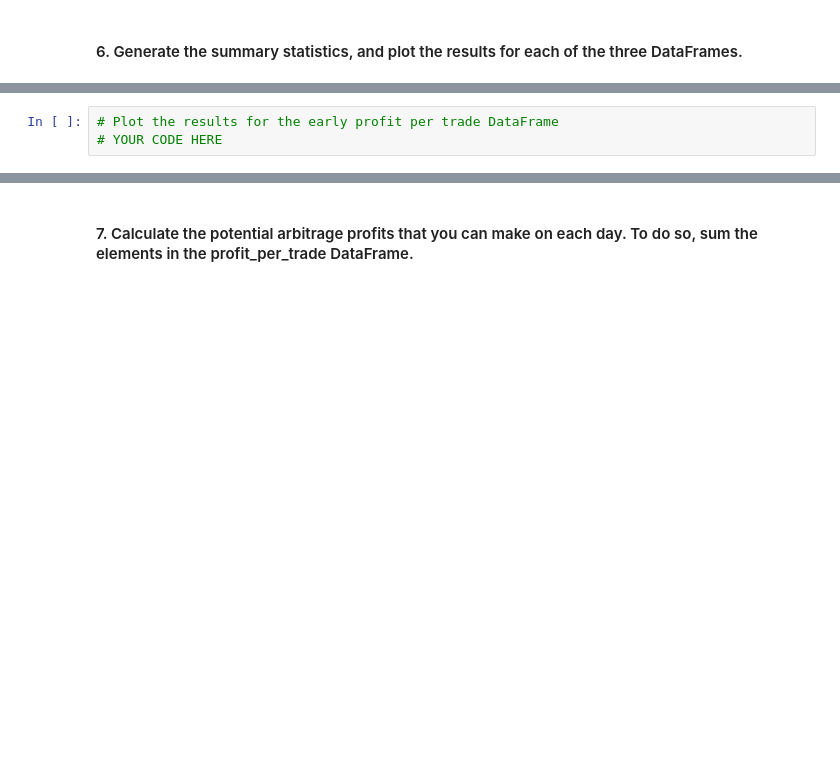
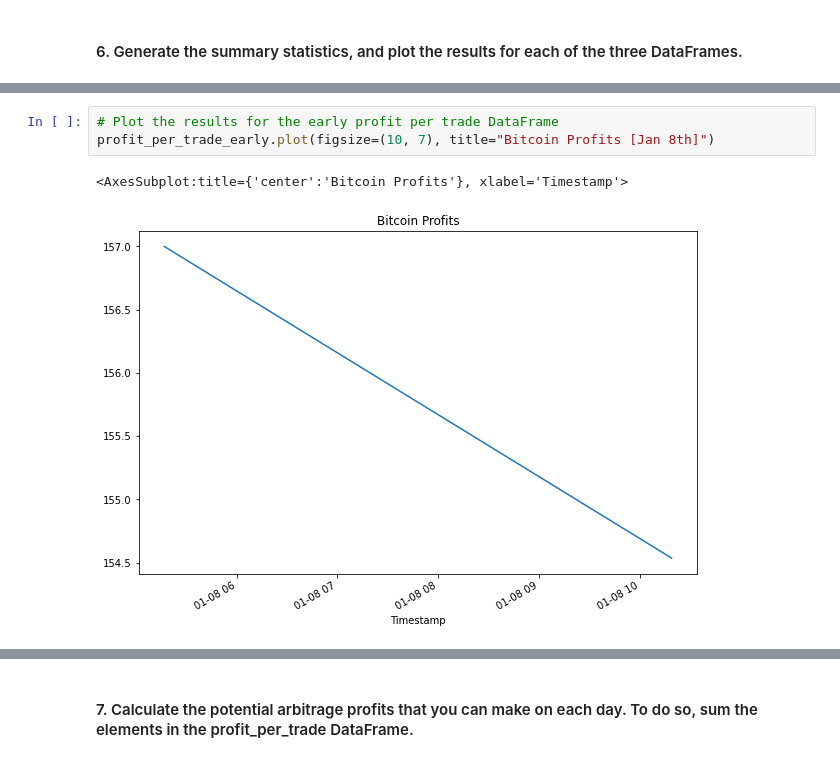
Before and after one commit to MC-Stream/The-Silver-Room, a Jupyter notebook: Module3-C/crypto_arbitrage.ipynb, the cells around one changed output, grey strips where cells are left out. Saved outputs shown, nothing was run; the diff lists cells and outputs as text; blank space fills up the shorter version.

```diff
--- a/Module3-C/crypto_arbitrage.ipynb
+++ b/Module3-C/crypto_arbitrage.ipynb
@@ -737,3 +773,6 @@ profit_per_trade_early.describe()
 # %%
 # Plot the results for the early profit per trade DataFrame
-# YOUR CODE HERE
+profit_per_trade_early.plot(figsize=(10, 7), title="Bitcoin Profits [Jan 8th]")
+# %% [output]
+<AxesSubplot:title={'center':'Bitcoin Profits'}, xlabel='Timestamp'>
+[figure, added]
```
Also changed, not shown: parts of 14 cells of this notebook.
